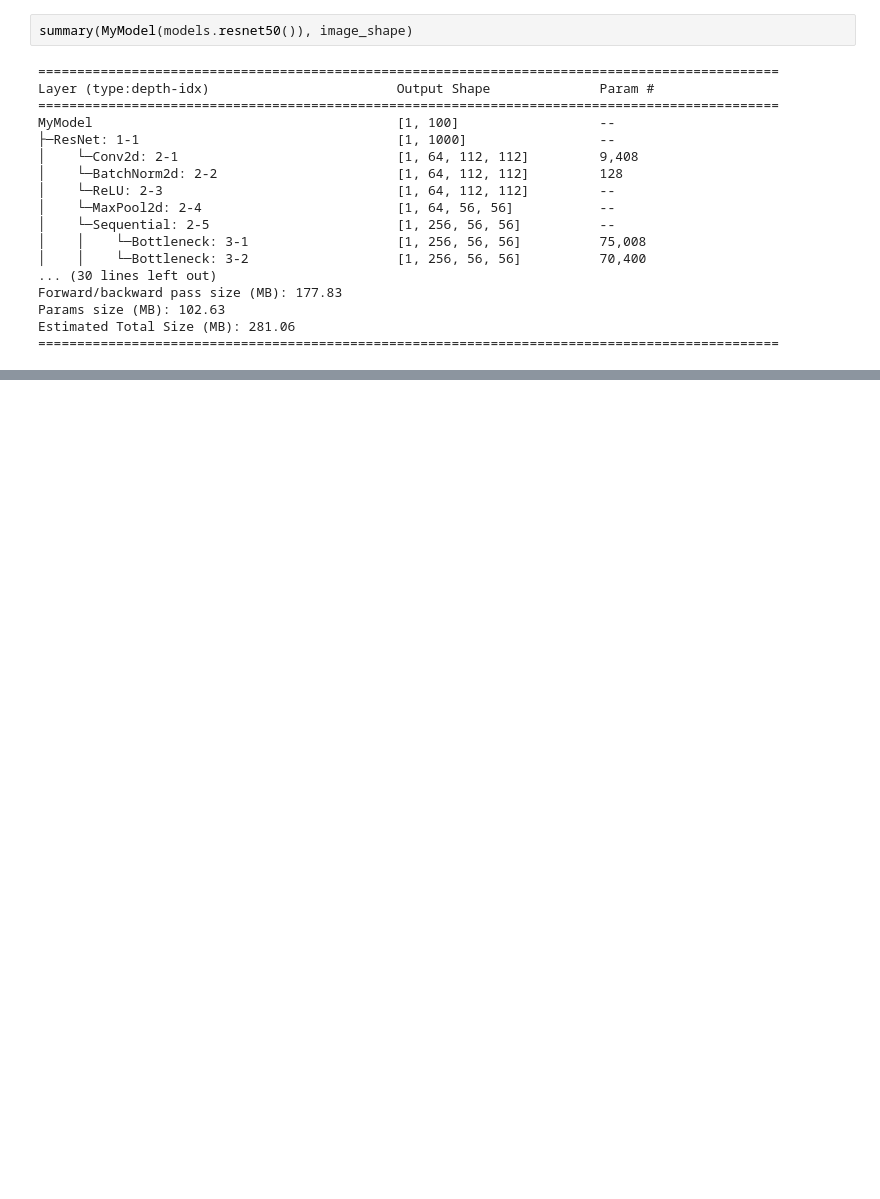
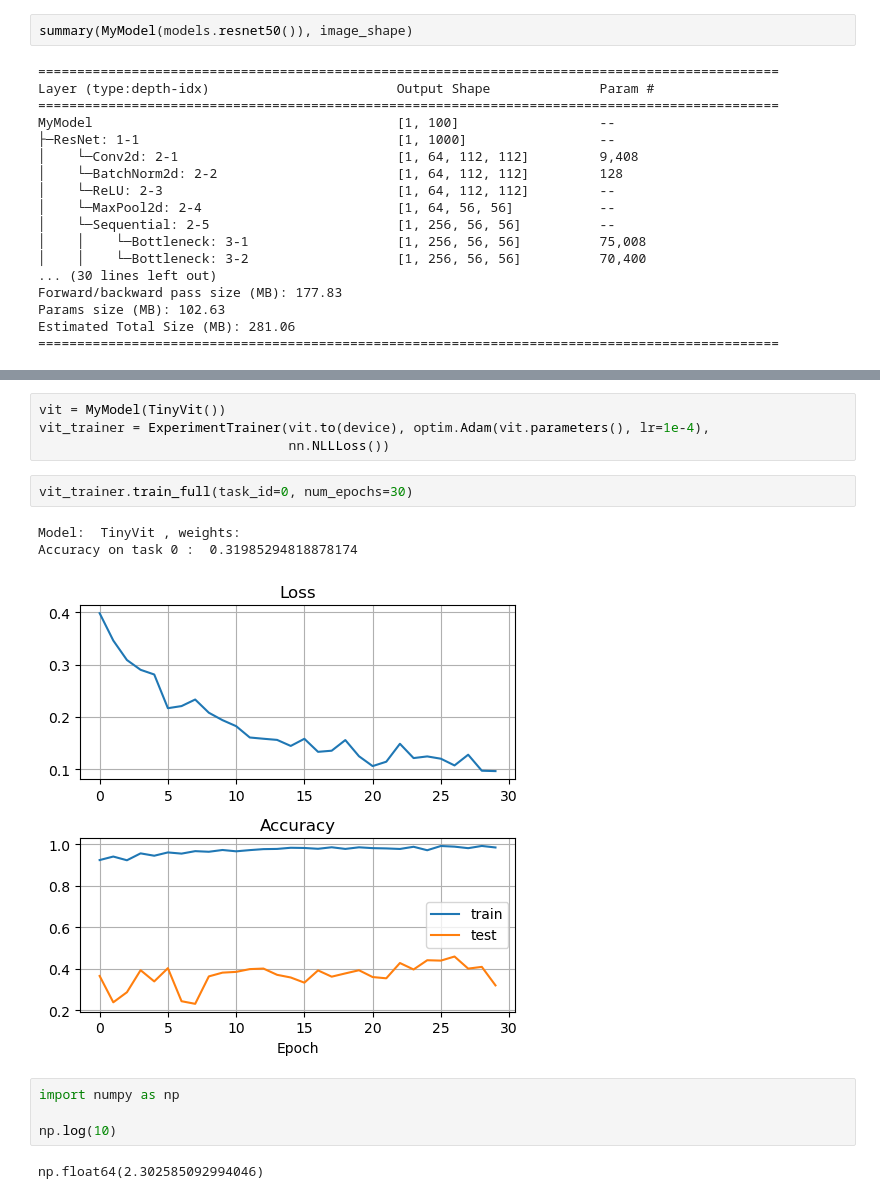
Before and after one commit to mipt-alexa/continual-learning, a Jupyter notebook: main.ipynb, the cells around one changed output, grey strips where cells are left out. Cells and saved outputs as stored; diff of their text form; blank space fills up the shorter version.

```diff
--- a/main.ipynb
+++ b/main.ipynb
@@ -411,0 +323,16 @@ trainer.train_full(task_id=0, num_epochs=60)
+# %%
+vit = MyModel(TinyVit())
+vit_trainer = ExperimentTrainer(vit.to(device), optim.Adam(vit.parameters(), lr=1e-4),
+                                nn.NLLLoss())
+# %%
+vit_trainer.train_full(task_id=0, num_epochs=30)
+# %% [output]
+Model:  TinyVit , weights:
+Accuracy on task 0 :  0.31985294818878174
+[figure, added]
+# %%
+import numpy as np
+
+np.log(10)
+# %% [output]
+np.float64(2.302585092994046)
```
Also changed, not shown: parts of 39 cells of this notebook.
